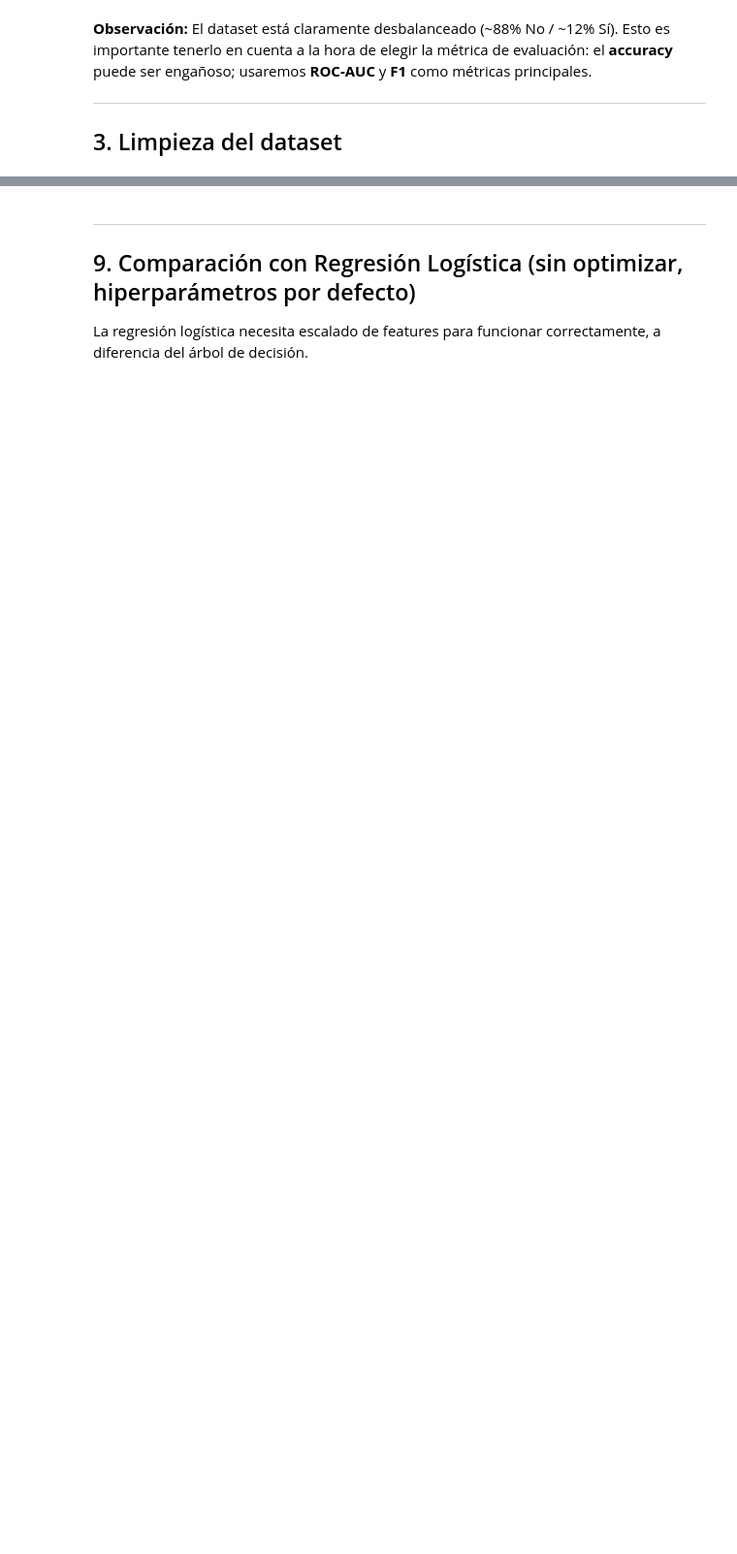
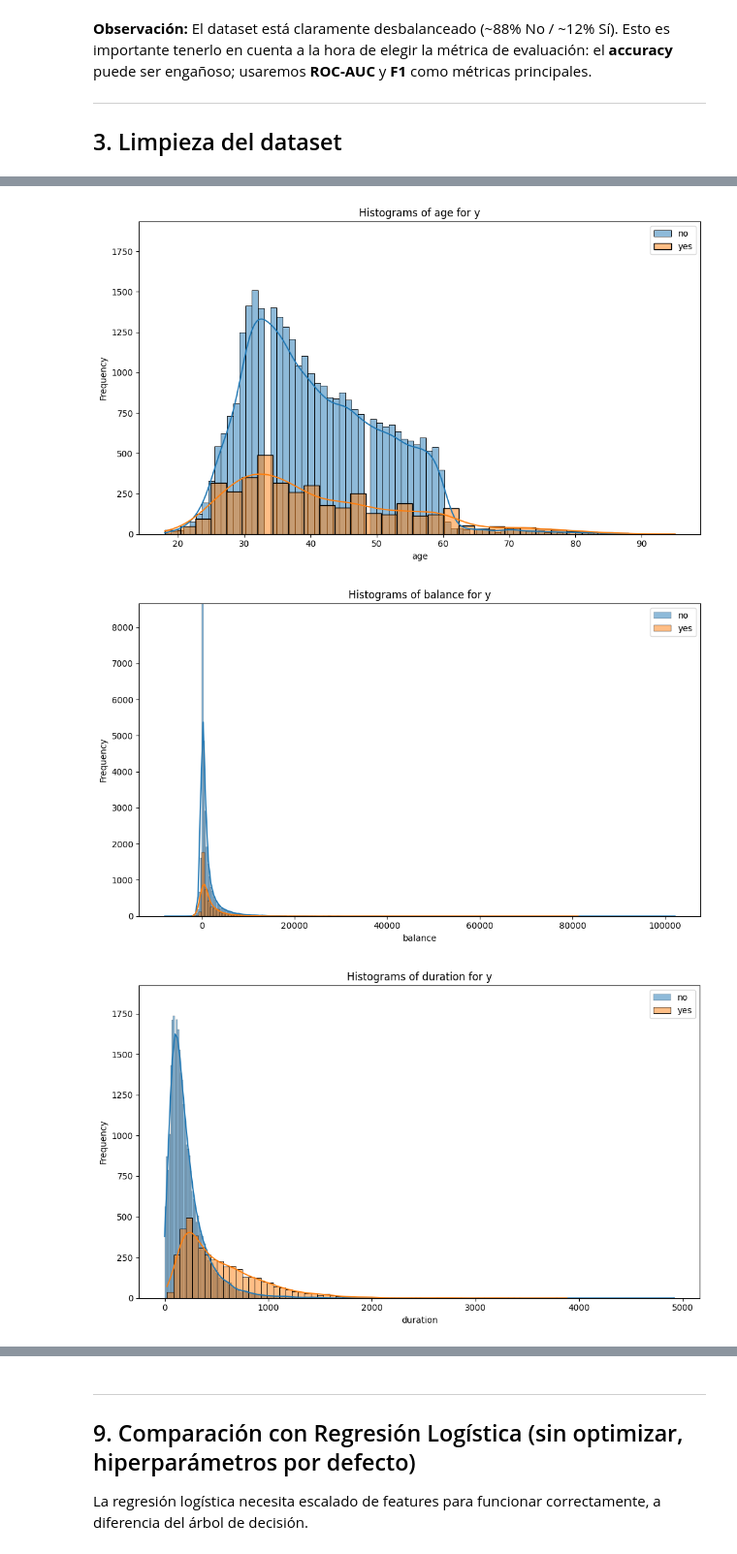
Before and after one commit to Emigarsan/DS-Online-Emilio-Garrote, a Jupyter notebook: Sprints/04_Machine_Learning/Sprint_11/Unidad_01_ML_Supervisado_Arboles_de_Decision/03_Practica_Obligatoria/18_Practica_Obligatoria_Arboles_de_Decision.ipynb, the cells around one changed output, grey strips where cells are left out. Shown at 97% size. Cells and saved outputs as stored; diff of their text form; code cells hidden in the pictures; blank space fills up the shorter version.

```diff
--- a/Sprints/04_Machine_Learning/Sprint_11/Unidad_01_ML_Supervisado_Arboles_de_Decision/03_Practica_Obligatoria/18_Practica_Obligatoria_Arboles_de_Decision.ipynb
+++ b/Sprints/04_Machine_Learning/Sprint_11/Unidad_01_ML_Supervisado_Arboles_de_Decision/03_Practica_Obligatoria/18_Practica_Obligatoria_Arboles_de_Decision.ipynb
@@ -336,0 +222,15 @@ plt.show()
+# %%
+# Separamos features (X) del target (y)
+X = df.drop(columns='y')
+y = df['y']
+
+# Dividimos en train (80%) y test (20%)
+# stratify=y garantiza que la proporción de clases sea igual en ambos conjuntos
+# (importante con clases desbalanceadas)
+X_train, X_test, y_train, y_test = train_test_split(
+    X, y, test_size=0.2, random_state=42, stratify=y
+)
+
+print(f"Train: {X_train.shape[0]} filas  |  Test: {X_test.shape[0]} filas")
+print(f"Distribución en train — 0: {(y_train==0).mean()*100:.1f}%  |  1: {(y_train==1).mean()*100:.1f}%")
+print(f"Distribución en test  — 0: {(y_test==0).mean()*100:.1f}%  |  1: {(y_test==1).mean()*100:.1f}%")
@@ -336,0 +246,19 @@ plt.show()
+# %%
+# Extraemos las variables numéricas más relevantes para el análisis exploratorio
+num_features = ['age', 'balance', 'duration', 'campaign', 'pdays', 'previous']
+
+# Unimos features + target para poder agrupar por clase en los boxplots
+# Usamos solo el conjunto de train para no contaminar con datos de test (data leakage)
+train_eda = X_train[num_features].copy()
+train_eda['y'] = y_train.values
+
+for col in num_features:
+    bcv.plot_grouped_histograms(
+        train_eda,
+        cat_col='y',
+        num_col=col
+    )
+# %% [output]
+[figure, added]
+[figure, added]
+[figure, added]
```
Also changed, not shown: parts of 49 cells of this notebook.
